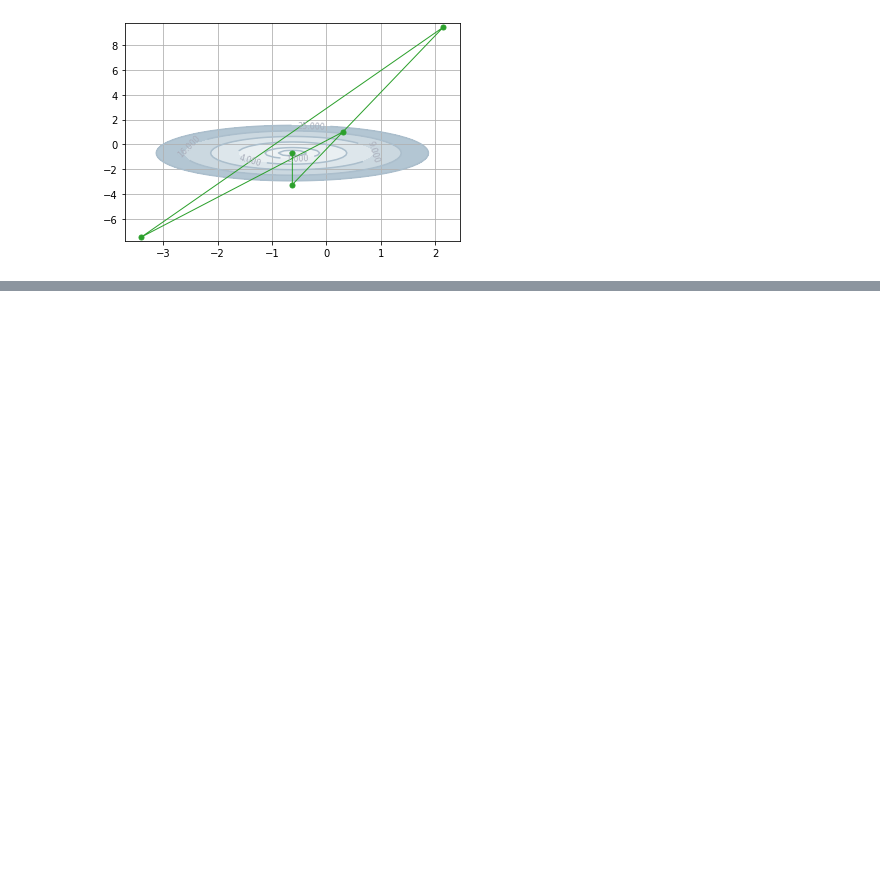
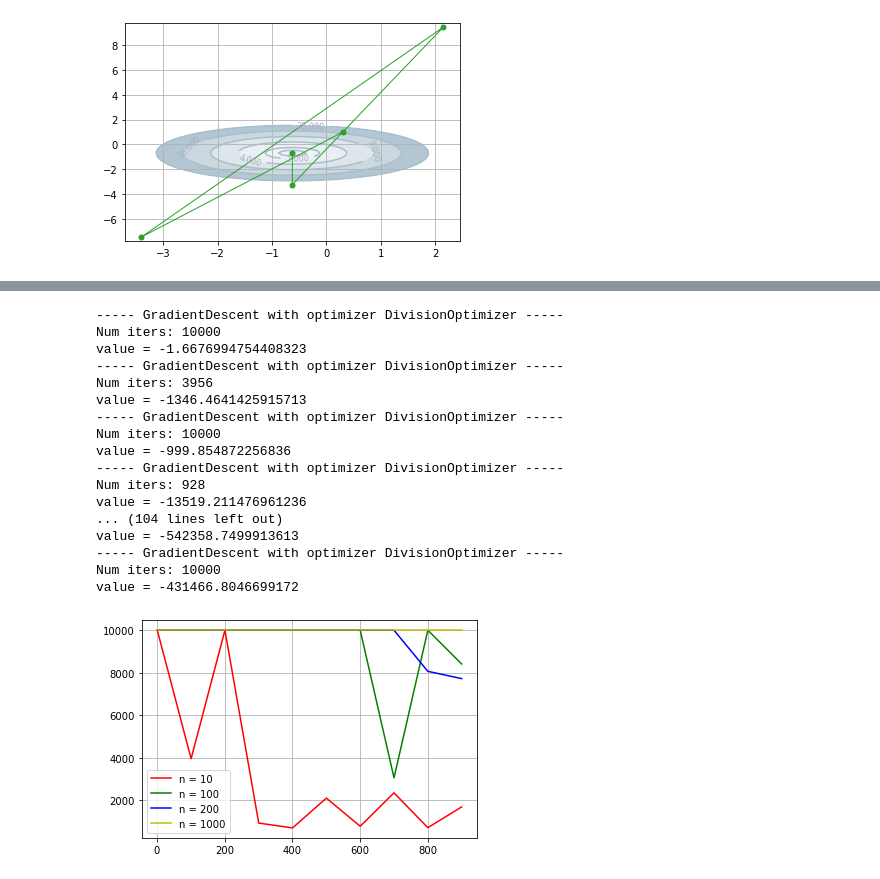
Before and after one commit to Motyaspr/MO, a Jupyter notebook: gradient_descent.ipynb, the cells around one changed output, grey strips where cells are left out. Drawn from its saved outputs; the diff is of its cells as text; code cells hidden in the pictures; blank space fills up the shorter version.

```diff
--- a/gradient_descent.ipynb
+++ b/gradient_descent.ipynb
@@ -51,7 +53,7 @@ class ConstOptimizer():
     def __call__(self):
         return self.x
 # %%
-class DivisionOptimizer():
+class DivisionOptimizer:
     def __init__(self, x, mx):
         self.x = x
         self.mx = mx
@@ -194,0 +171,47 @@ value = -2874.5267735531406
+# %%
+class randFunc:
+    def __init__(self, cond, sz):
+        self.cond = cond
+        self.sz = sz
+        v = th.Tensor(np.random.uniform(low=0, high=cond, size=sz))
+        v.data[-1] = cond
+        v.data[0] = 1
+        self.A = th.diag(v)
+        self.b = th.Tensor(np.random.uniform(low=0, high=cond, size=sz))
+
+    def __call__(self, x):
+        return th.dot(th.squeeze(th.mm(self.A.double(), th.unsqueeze(x, 1)), 1), x) - th.dot(self.b.double(), x)
+
+
+def part4():
+    dims = [[10,'r'], [100, 'g'], [200, 'b'], [1000, 'y']]
+    conditionings = range(1, 1000, 100)
+    for sz in dims:
+        ans = []
+        for cond in conditionings:
+            _, iters = gradient_descent(randFunc(cond, sz[0]), 10 ** (-5), DivisionOptimizer(0.5, 0.0001), dims=sz[0])
+            ans.append(iters)
+        plt.plot(conditionings, ans, color=sz[1], label='n = {}'.format(sz[0]))
+    plt.legend()
+    plt.grid()
+
+part4()
+# %% [output]
+----- GradientDescent with optimizer DivisionOptimizer -----
+Num iters: 10000
+value = -1.6676994754408323
+----- GradientDescent with optimizer DivisionOptimizer -----
+Num iters: 3956
+value = -1346.4641425915713
+----- GradientDescent with optimizer DivisionOptimizer -----
+Num iters: 10000
+value = -999.854872256836
+----- GradientDescent with optimizer DivisionOptimizer -----
+Num iters: 928
+value = -13519.211476961236
+... (104 lines left out)
+value = -542358.7499913613
+----- GradientDescent with optimizer DivisionOptimizer -----
+Num iters: 10000
+value = -431466.8046699172
+[figure, added]
```
Also changed, not shown: parts of 7 cells of this notebook, 1 other file.
